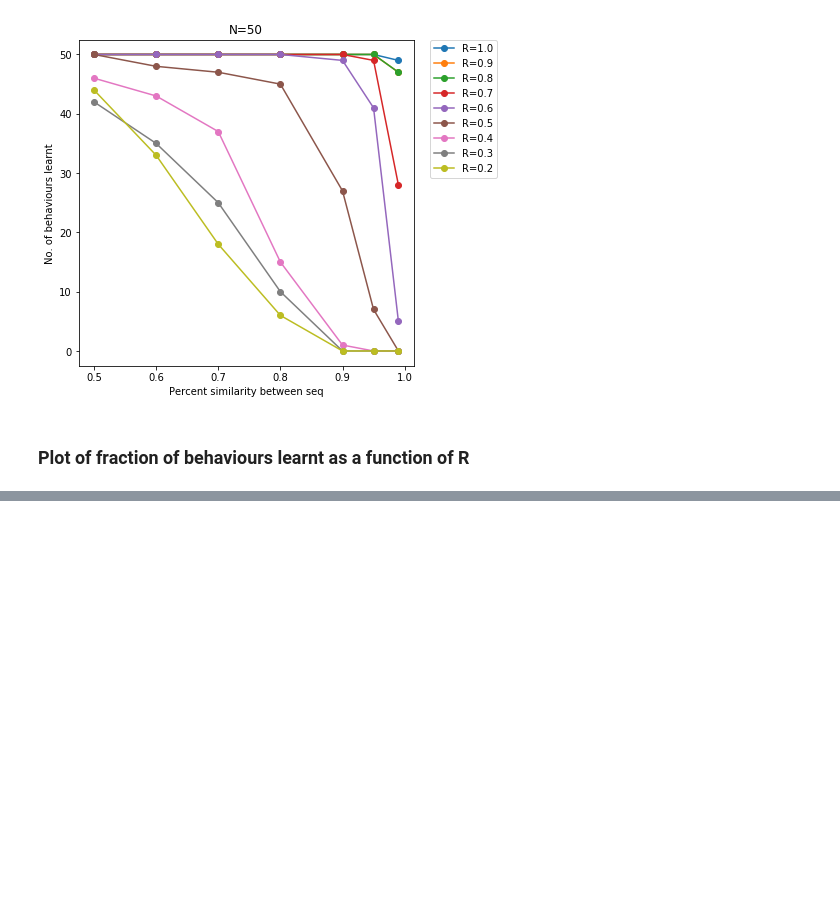
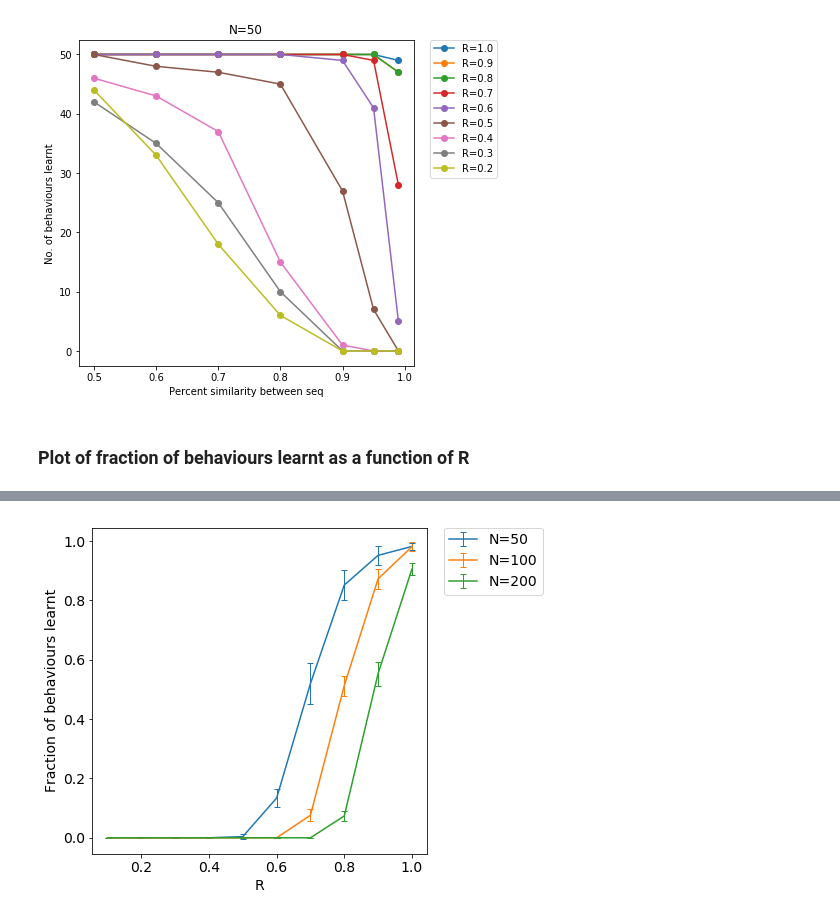
Before and after one commit to ghzhang0/Boulder_2019, a Jupyter notebook: Analyzingoutputs_24july.ipynb, the cells around one changed output, grey strips where cells are left out. Saved outputs shown, nothing was run; the diff lists cells and outputs as text; code cells hidden in the pictures; blank space fills up the shorter version.

```diff
--- a/Analyzingoutputs_24july.ipynb
+++ b/Analyzingoutputs_24july.ipynb
@@ -213,0 +214,2 @@ for indxN, N in enumerate(range_N):
+# %%
+beh_N50_mean = behaviours_learnt
@@ -213,0 +225,18 @@ for indxN, N in enumerate(range_N):
+# %%
+plt.figure(5,figsize=(6,6))
+plt.errorbar(range_R, np.array(beh_N50_mean)/50,
+             yerr=np.array(beh_N50_std)/50,
+            elinewidth=1, capsize=3,label='N={}'.format(50))
+plt.errorbar(range_R, np.array(beh_N100_mean)/100,
+             yerr=np.array(beh_N100_std)/100,
+            elinewidth=1, capsize=3,label='N={}'.format(100))
+plt.errorbar(range_R, np.array(beh_N200_mean)/200,
+             yerr=np.array(beh_N200_std)/200,
+            elinewidth=1, capsize=3,label='N={}'.format(200))
+plt.xlabel('R', fontsize=14)
+plt.ylabel('Fraction of behaviours learnt', fontsize=14)
+plt.legend(bbox_to_anchor=(1.05, 1), loc='upper left', borderaxespad=0., fontsize=14)
+plt.tick_params(labelsize=14)
+plt.show()
+# %% [output]
+[figure, added]
```
Also changed, not shown: parts of 4 cells of this notebook, 1 other file.
